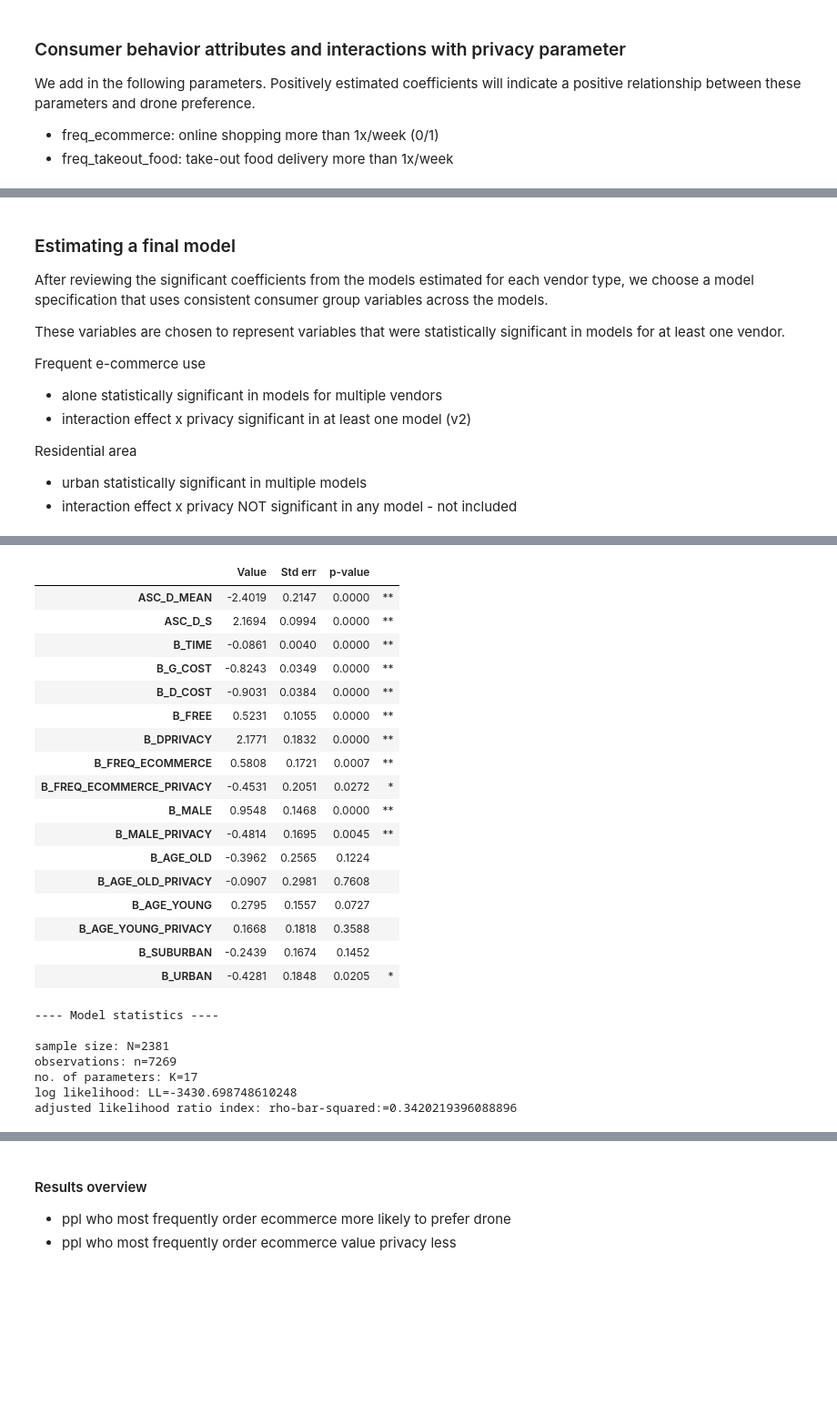
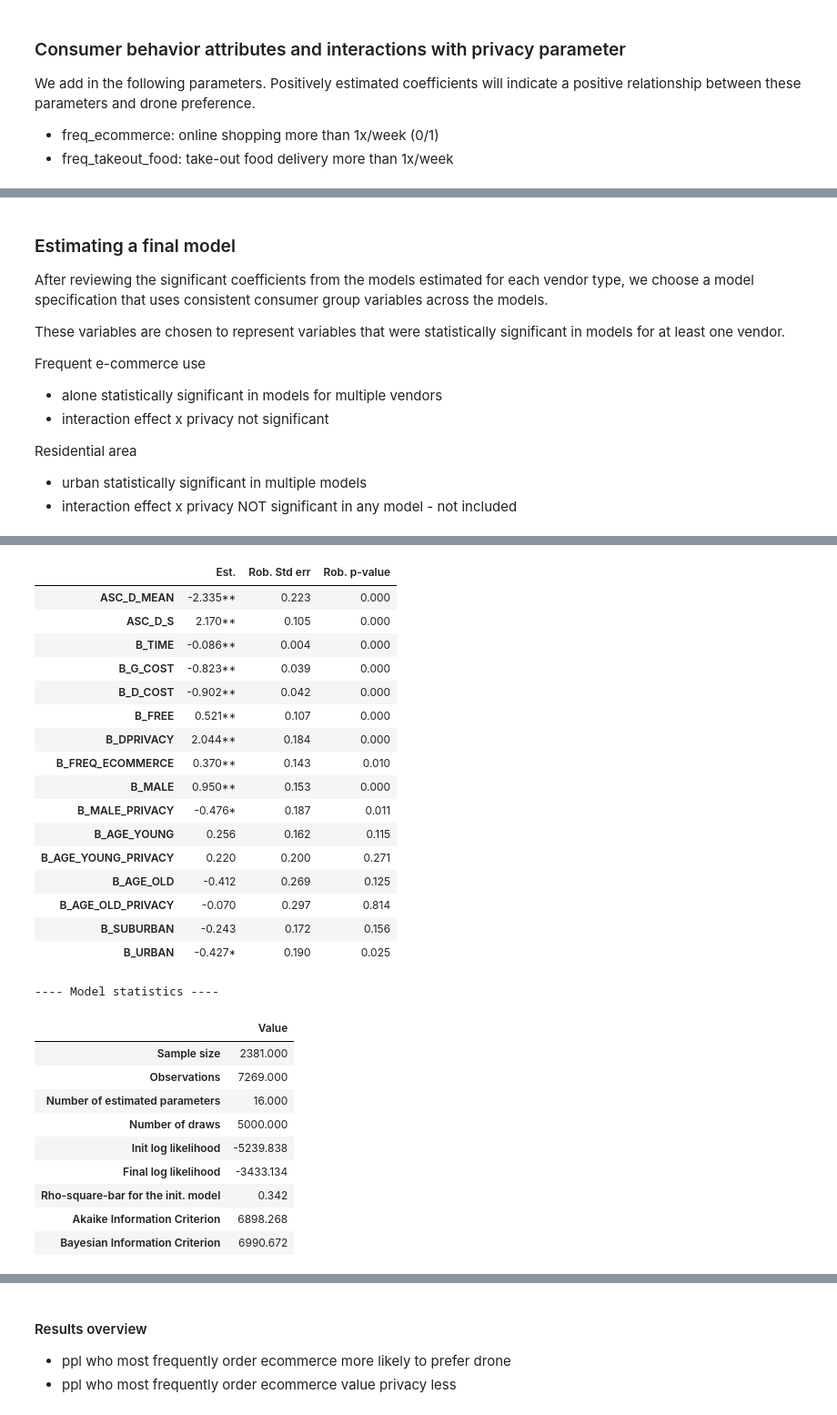
Before and after one commit to aberke/drones-consumer-privacy, a Jupyter notebook: data-analysis/mode-choice-models-v2.ipynb, the cells around one changed output, grey strips where cells are left out. Shown at 91% size. Cells and saved outputs as stored; diff of their text form; code cells hidden in the pictures; blank space fills up the shorter version.

```diff
--- a/data-analysis/mode-choice-models-v2.ipynb
+++ b/data-analysis/mode-choice-models-v2.ipynb
@@ -229,13 +229,10 @@ model_choice_cols = [
 
     # dummy coded (0/1)
     'male',       # 1=male; 0=otherwise
-    'age_young',
-    'age_old',
-    'residence_house',
-    'residence_apartment',
-    'urban',
-    'suburban',
-    'rural',
+    'age_young', 'age_old',
+    'income_lower', 'income_med', 'income_higher',
+    'residence_house', 'residence_apartment',
+    'urban', 'suburban', 'rural',
 
     'freq_ecommerce',
     'freq_takeout_food',
@@ -1302,7 +1349,7 @@ These variables are chosen to represent variables that were statistically signif
 
 Frequent e-commerce use
 - alone statistically significant in models for multiple vendors
-- interaction effect x privacy significant in at least one model (v2)
+- interaction effect x privacy not significant
 
 Residential area
 - urban statistically significant in multiple models
@@ -1313,7 +1360,6 @@ V_groundvehicle = B_g_cost * g_cost + B_free * g_free + B_time * g_time
 V_drone =  ASC_d + B_d_cost * d_cost + B_free * d_free + B_time * d_time
     + B_dprivacy * d_privacy
     + B_freq_ecommerce * freq_ecommerce
-    + B_freq_ecommerce_privacy * freq_ecommerce * d_privacy
     + B_male * male + B_gender_privacy * gender * d_privacy
     + B_age_young * age_young + B_age_old * age_old
     + [age demographics] * privacy
@@ -1344,6 +1390,9 @@ B_FREE = Beta('B_FREE', 0, None, None, 0) # assumed generic for now
 B_TIME = Beta('B_TIME', 0, None, None, 0)
 B_DPRIVACY = Beta('B_DPRIVACY', 0, None, None, 0)
 
+# consumer behavior variables
+B_FREQ_ECOMMERCE = Beta('B_FREQ_ECOMMERCE', 0, None, None, 0)
+
 # socioeconomic variables
 B_MALE = Beta('B_MALE', 0, None, None, 0)
 B_MALE_PRIVACY = Beta('B_MALE_PRIVACY', 0, None, None, 0)
@@ -1362,7 +1411,6 @@ VG = B_G_COST*g_cost + B_FREE*g_free + B_TIME*g_time
 VD = ASC_D + B_D_COST*d_cost + B_FREE*d_free + B_TIME*d_time \
     + B_DPRIVACY*d_privacy \
     + B_FREQ_ECOMMERCE*freq_ecommerce \
-    + B_FREQ_ECOMMERCE_PRIVACY*freq_ecommerce*d_privacy \
     + B_MALE*male + B_MALE_PRIVACY*male*d_privacy \
     + B_AGE_YOUNG*age_young + B_AGE_OLD*age_old \
     + B_AGE_YOUNG_PRIVACY*age_young*d_privacy + B_AGE_OLD_PRIVACY*age_old*d_privacy \
@@ -1396,6 +1444,6 @@ print('start time: %s' % time.strftime("%H:%M:%S", time.localtime()))
 # Estimate the parameters
 final_results = biogeme.estimate()
 print('end time: %s' % time.strftime("%H:%M:%S", time.localtime()))
-print_biogeme_results(final_results)
+params, model_stats = print_biogeme_results(final_results)
 # %% [output]
 5000 draws
@@ -1405,31 +1453,34 @@ end time: 03:07:43
 Model: v2_final
 
 ---- Coefficients ----
-|  | Value | Std err | p-value |  |
-| ASC_D_MEAN | -2.4019 | 0.2147 | 0.0000 | ** |
-| ASC_D_S | 2.1694 | 0.0994 | 0.0000 | ** |
-| B_TIME | -0.0861 | 0.0040 | 0.0000 | ** |
-| B_G_COST | -0.8243 | 0.0349 | 0.0000 | ** |
-| B_D_COST | -0.9031 | 0.0384 | 0.0000 | ** |
-| B_FREE | 0.5231 | 0.1055 | 0.0000 | ** |
-| B_DPRIVACY | 2.1771 | 0.1832 | 0.0000 | ** |
-| B_FREQ_ECOMMERCE | 0.5808 | 0.1721 | 0.0007 | ** |
-| B_FREQ_ECOMMERCE_PRIVACY | -0.4531 | 0.2051 | 0.0272 | * |
-| B_MALE | 0.9548 | 0.1468 | 0.0000 | ** |
-| B_MALE_PRIVACY | -0.4814 | 0.1695 | 0.0045 | ** |
-| B_AGE_OLD | -0.3962 | 0.2565 | 0.1224 |  |
-| B_AGE_OLD_PRIVACY | -0.0907 | 0.2981 | 0.7608 |  |
-| B_AGE_YOUNG | 0.2795 | 0.1557 | 0.0727 |  |
-| B_AGE_YOUNG_PRIVACY | 0.1668 | 0.1818 | 0.3588 |  |
-| B_SUBURBAN | -0.2439 | 0.1674 | 0.1452 |  |
-| B_URBAN | -0.4281 | 0.1848 | 0.0205 | * |
+|  | Est. | Rob. Std err | Rob. p-value |
+| ASC_D_MEAN | -2.335** | 0.223 | 0.000 |
+| ASC_D_S | 2.170** | 0.105 | 0.000 |
+| B_TIME | -0.086** | 0.004 | 0.000 |
+| B_G_COST | -0.823** | 0.039 | 0.000 |
+| B_D_COST | -0.902** | 0.042 | 0.000 |
+| B_FREE | 0.521** | 0.107 | 0.000 |
+| B_DPRIVACY | 2.044** | 0.184 | 0.000 |
+| B_FREQ_ECOMMERCE | 0.370** | 0.143 | 0.010 |
+| B_MALE | 0.950** | 0.153 | 0.000 |
+| B_MALE_PRIVACY | -0.476* | 0.187 | 0.011 |
+| B_AGE_YOUNG | 0.256 | 0.162 | 0.115 |
+| B_AGE_YOUNG_PRIVACY | 0.220 | 0.200 | 0.271 |
+| B_AGE_OLD | -0.412 | 0.269 | 0.125 |
+| B_AGE_OLD_PRIVACY | -0.070 | 0.297 | 0.814 |
+| B_SUBURBAN | -0.243 | 0.172 | 0.156 |
+| B_URBAN | -0.427* | 0.190 | 0.025 |
 ---- Model statistics ----
-
-sample size: N=2381
-observations: n=7269
-no. of parameters: K=17
-log likelihood: LL=-3430.698748610248
-adjusted likelihood ratio index: rho-bar-squared:=0.3420219396088896
+|  | Value |
+| Sample size | 2381.000 |
+| Observations | 7269.000 |
+| Number of estimated parameters | 16.000 |
+| Number of draws | 5000.000 |
+| Init log likelihood | -5239.838 |
+| Final log likelihood | -3433.134 |
+| Rho-square-bar for the init. model | 0.342 |
+| Akaike Information Criterion | 6898.268 |
+| Bayesian Information Criterion | 6990.672 |
 # %%
 betas = final_results.getBetaValues()
 # estimated value of time:
```
Also changed, not shown: parts of 20 cells of this notebook, 8 other files.
